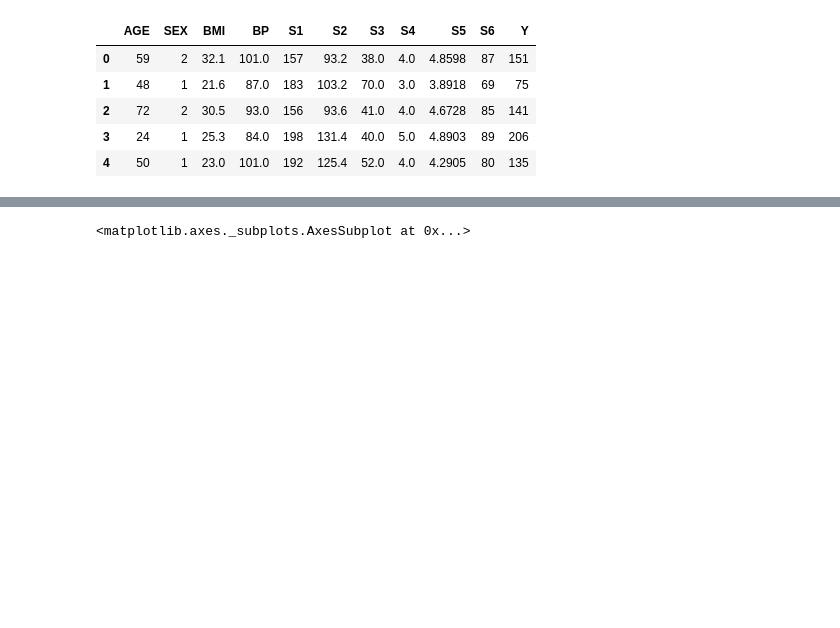
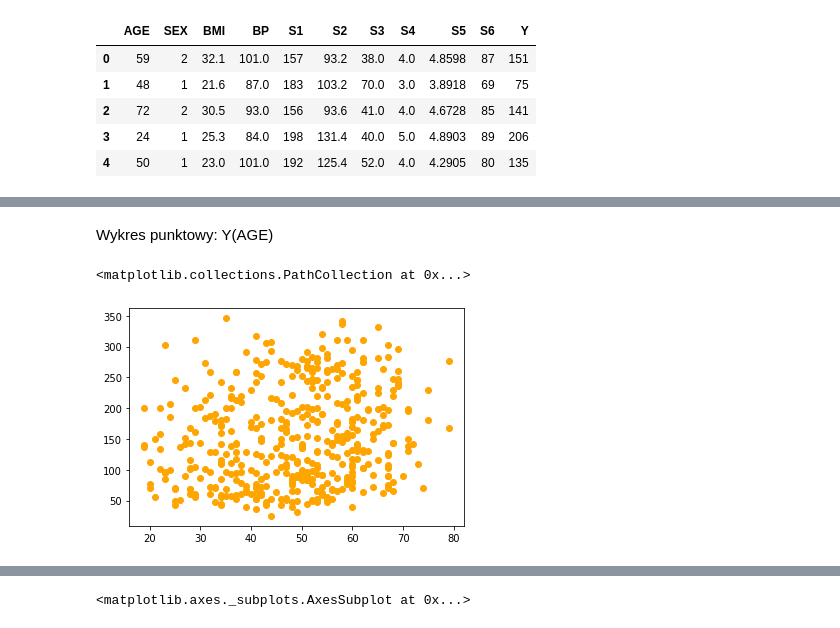
Before and after one commit to Mar3eczek17/regresja-liniowa-zadania-rozszerzone-GitLab, a Jupyter notebook: Regresja_liniowa_-_Zadanie_1.ipynb, the cells around one changed output, grey strips where cells are left out. Saved outputs shown, nothing was run; the diff lists cells and outputs as text; code cells hidden in the pictures; blank space fills up the shorter version.

```diff
--- a/Regresja_liniowa_-_Zadanie_1.ipynb
+++ b/Regresja_liniowa_-_Zadanie_1.ipynb
@@ -48,0 +61,7 @@ plt.scatter(data.BP, data.Y,  color='blue')
+# %% [markdown]
+Wykres punktowy: Y(AGE)
+# %%
+plt.scatter(data.AGE, data.Y, color='orange')
+# %% [output]
+<matplotlib.collections.PathCollection at 0x...>
+[figure, added]
```
Also changed, not shown: parts of 47 cells of this notebook.
